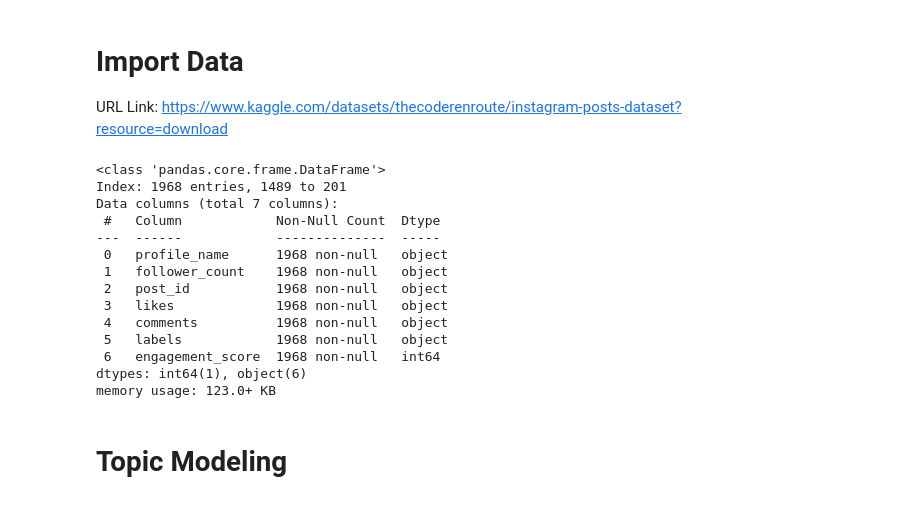
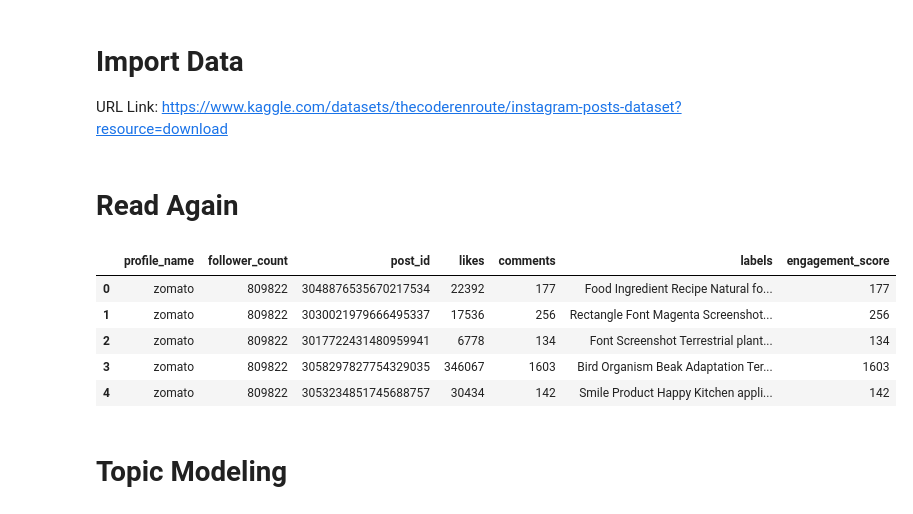
Before and after one commit to ItIsIvyLou/Social-Media-Analysis, a Jupyter notebook: Social_Media_Analysis_Project.ipynb, the cells around one changed output. Cells and saved outputs as stored; diff of their text form; code cells hidden in the pictures.

```diff
--- a/Social_Media_Analysis_Project.ipynb
+++ b/Social_Media_Analysis_Project.ipynb
@@ -95,20 +101,5 @@ for root, dirs, files in os.walk(data_folder_path):
 df = pd.DataFrame(data)
 # %%
 df.to_csv('data.csv', index=False)
-# %%
-df.info()
-# %% [output]
-<class 'pandas.core.frame.DataFrame'>
-Index: 1968 entries, 1489 to 201
-Data columns (total 7 columns):
- #   Column            Non-Null Count  Dtype
----  ------            --------------  -----
- 0   profile_name      1968 non-null   object
- 1   follower_count    1968 non-null   object
- 2   post_id           1968 non-null   object
- 3   likes             1968 non-null   object
- 4   comments          1968 non-null   object
- 5   labels            1968 non-null   object
- 6   engagement_score  1968 non-null   int64
-dtypes: int64(1), object(6)
-memory usage: 123.0+ KB
+# %% [markdown]
+# Read Again
@@ -115,2 +108,11 @@ memory usage: 123.0+ KB
+# %%
+df.head(5)
+# %% [output]
+|  | profile_name | follower_count | post_id | likes | comments | labels | engagement_score |
+| 0 | zomato | 809822 | 3048876535670217534 | 22392 | 177 | Food Ingredient Recipe Natural fo... | 177 |
+| 1 | zomato | 809822 | 3030021979666495337 | 17536 | 256 | Rectangle Font Magenta Screenshot... | 256 |
+| 2 | zomato | 809822 | 3017722431480959941 | 6778 | 134 | Font Screenshot Terrestrial plant... | 134 |
+| 3 | zomato | 809822 | 3058297827754329035 | 346067 | 1603 | Bird Organism Beak Adaptation Ter... | 1603 |
+| 4 | zomato | 809822 | 3053234851745688757 | 30434 | 142 | Smile Product Happy Kitchen appli... | 142 |
 # %% [markdown]
 # Topic Modeling
```
Also changed, not shown: parts of 4 cells of this notebook, 2 other files.
